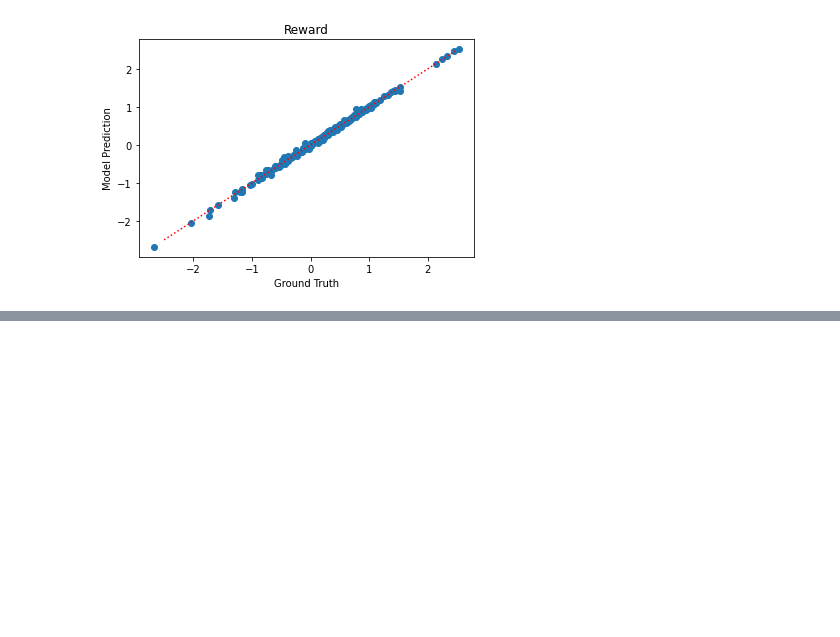
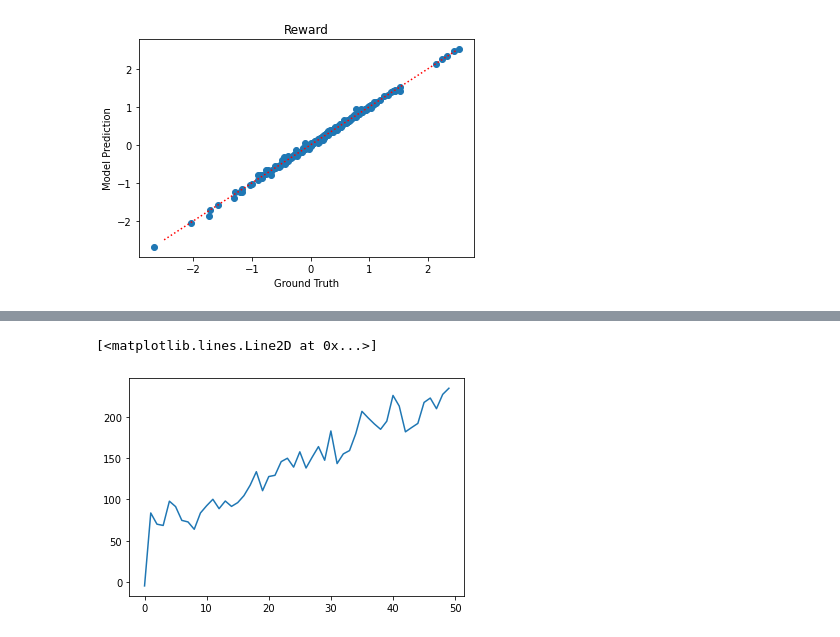
Before and after one commit to Baichenjia/offline_safe_rl, a Jupyter notebook: notebooks/cem_bc.ipynb, the cells around one changed output, grey strips where cells are left out. Drawn from its saved outputs; the diff is of its cells as text; code cells hidden in the pictures; blank space fills up the shorter version.

```diff
--- a/notebooks/cem_bc.ipynb
+++ b/notebooks/cem_bc.ipynb
@@ -251,0 +265,5 @@ plt.plot(logged_data["Model/model_rmse"])
+# %%
+plt.plot(logged_data["Eval/eval_reward"])
+# %% [output]
+[<matplotlib.lines.Line2D at 0x...>]
+[figure, added]
```
Also changed, not shown: parts of 16 cells of this notebook.
